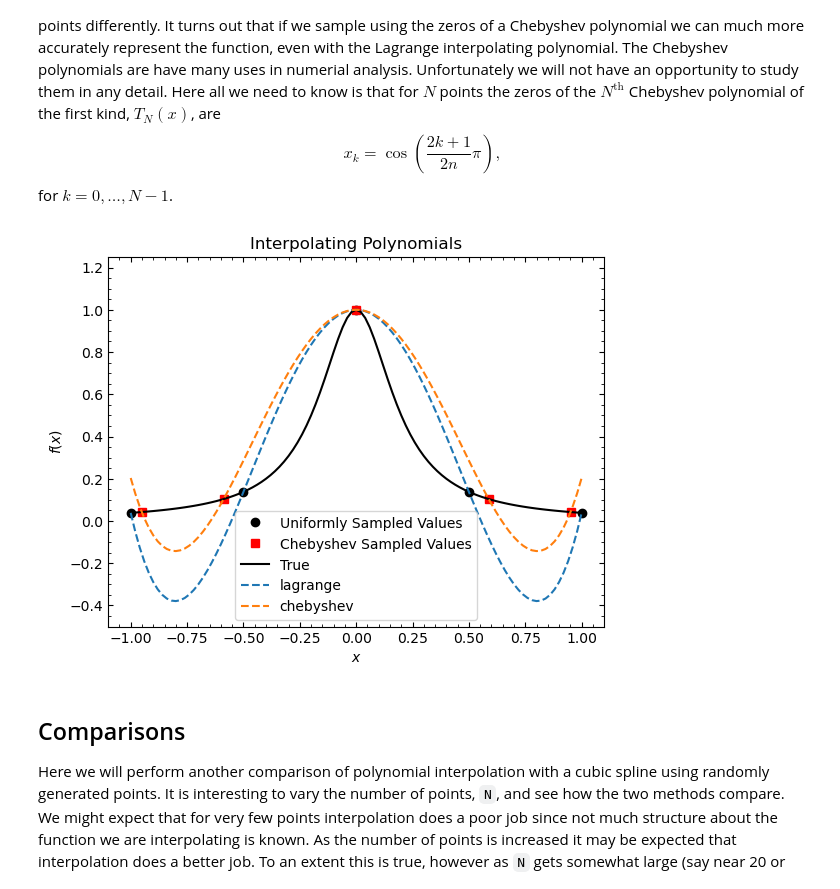
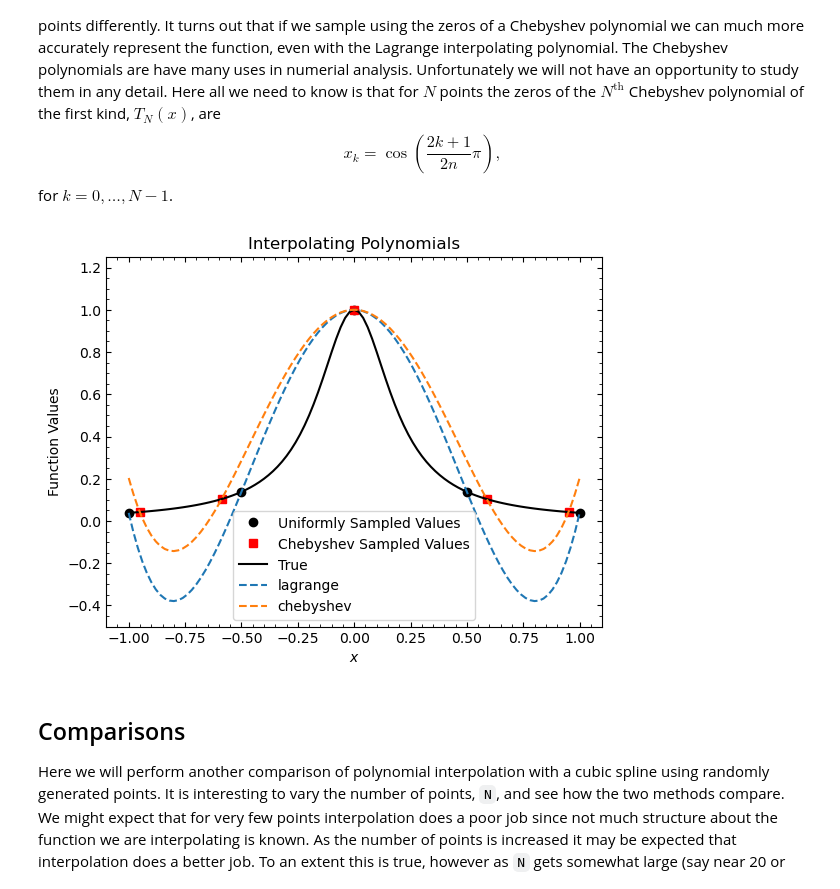
Before and after one commit to cwru-phys-250/p250-spring-2025, a Jupyter notebook: examples/Interpolation.ipynb, the cells around one changed output. Saved outputs shown, nothing was run; the diff lists cells and outputs as text; code cells hidden in the pictures.

```diff
--- a/examples/Interpolation.ipynb
+++ b/examples/Interpolation.ipynb
@@ -91,16 +91,16 @@ We begin using `interp1d` to do a number of different piecewise polynomial inter
 # %%
-def f(x):
+def witch_of_agnesi(x):
     return 1 / (1 + 25 * x**2)
 
 N = 5
 xarr = np.linspace(-1, 1, N)
-yarr = f(xarr)
+yarr = witch_of_agnesi(xarr)
 xfine = np.linspace(-1, 1, 101)
 
 fig = plt.figure()
 ax = fig.add_subplot(111)
 ax.plot(xarr, yarr, 'ko', label='Sampled Values')
-ax.plot(xfine, f(xfine), 'k-', label='True')
+ax.plot(xfine, witch_of_agnesi(xfine), 'k-', label='True')
 
 interp_linear = np.interp(xfine, xarr, yarr)
 interp_nearest = interp.interp1d(xarr, yarr, kind='nearest')
@@ -108,6 +108,6 @@ ax.plot(xfine, interp_linear, '--', label='linear')
 ax.plot(xfine, interp_nearest(xfine), '--', label='nearest')
 ax.legend()
 ax.set_xlabel('$x$')
-ax.set_ylabel('$f(x)$')
+ax.set_ylabel('Function Values')
 ax.set_title('Piecewise Interpolating Polynomials');
 # %% [output]
@@ -160,28 +160,28 @@ for $k = 0, \ldots, N-1$.
 # %%
 N = 5
 xarr = np.linspace(-1, 1, N)
-yarr = f(xarr)
+yarr = witch_of_agnesi(xarr)
 xCheb = np.cos((2*np.arange(N) + 1) * np.pi / (2 * N))
-yCheb = f(xCheb)
+yCheb = witch_of_agnesi(xCheb)
 xfine = np.linspace(-1, 1, 101)
 
 fig = plt.figure()
 ax = fig.add_subplot(111)
 ax.plot(xarr, yarr, 'ko', label='Uniformly Sampled Values')
 ax.plot(xCheb, yCheb, 'rs', label='Chebyshev Sampled Values')
-ax.plot(xfine, f(xfine), 'k-', label='True')
+ax.plot(xfine, witch_of_agnesi(xfine), 'k-', label='True')
 
 ax.set_ylim(-0.5, 1.25)
 interp_uniform = interp.lagrange(xarr, yarr)
 interp_Cheb = interp.lagrange(xCheb, yCheb)
 ax.plot(xfine, interp_uniform(xfine), '--', label='lagrange')
 ax.plot(xfine, interp_Cheb(xfine), '--', label='chebyshev')
 ax.legend()
 ax.set_xlabel('$x$')
-ax.set_ylabel('$f(x)$')
+ax.set_ylabel('Function Values')
 ax.set_title('Interpolating Polynomials');
 # %% [output]
-[figure, old version]
+[figure, new version]
 # %% [markdown]
 ## Comparisons
 
```
Also changed, not shown: parts of 11 cells of this notebook.
